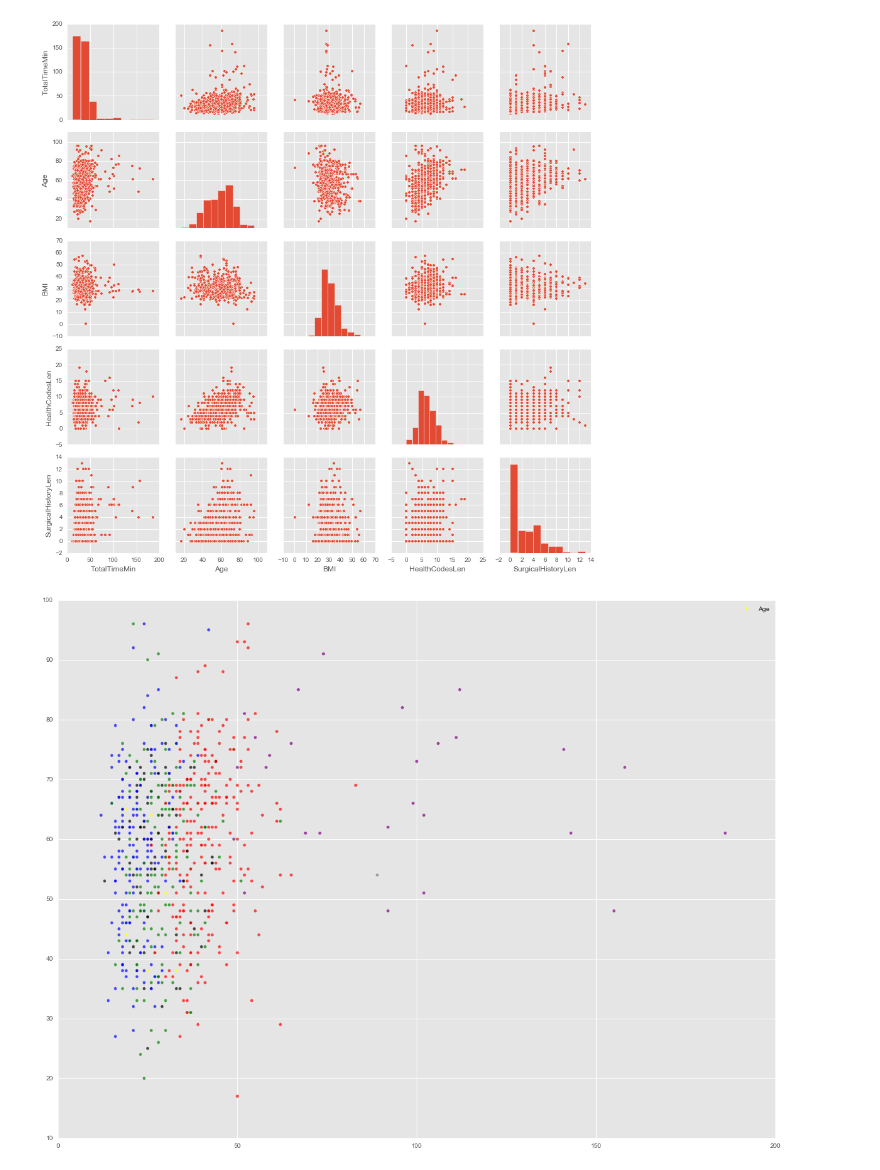
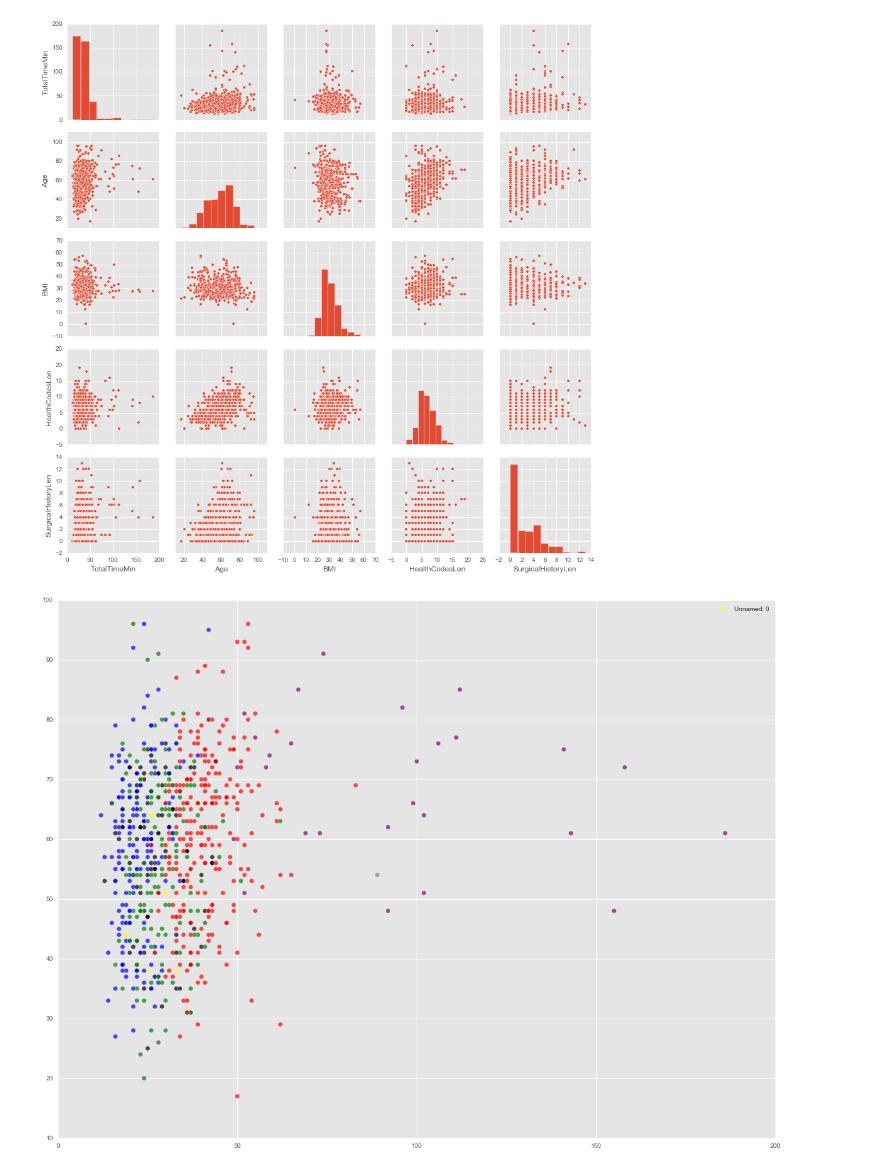
Before and after one commit to j-v-k/sfdat28, a Jupyter notebook: JVK-HOS Project/Visualizations.ipynb, the cells around one changed output. Cells and saved outputs as stored; diff of their text form; code cells hidden in the pictures.

```diff
--- a/JVK-HOS Project/Visualizations.ipynb
+++ b/JVK-HOS Project/Visualizations.ipynb
@@ -29,6 +29,7 @@ import pandas
 import numpy as np
 from sklearn.grid_search import GridSearchCV
 dfNotNull = pandas.read_csv('Long.csv')
+dfNotNull = dfNotNull[dfNotNull.noCPT == 0]
 #dfNotNull = dfNotNull.drop(dfNotNull.index[[218]])
 dfNotNull.head()
 print dfNotNull.Procedure3.value_counts()
@@ -148,13 +149,13 @@ sns.pairplot(dfNotNull[['TotalTimeMin']+NonScaledContfeat])
 # %%
 colortupe =('Radiofrequency','ESI', 'Medial Branch Block', 'Injection',  'Nerve Block 2','Spinal Cord Stimulator 2')
 colors = {'Radiofrequency':'red', 'ESI':'blue', 'Medial Branch Block':'green', 'Injection':'black',
           'Nerve Block 2':'yellow','Spinal Cord Stimulator 2':'purple','Not Assigned':'grey' }
-plt.scatter(dfNotNull['TotalTimeMin'],dfNotNull['Age'],c=dfNotNull['Procedure4'].apply(lambda x: colors[x]), alpha=0.7,s =25)
+plt.scatter(dfNotNull['TotalTimeMin'],dfNotNull['Age'],c=dfNotNull['Procedure4'].apply(lambda x: colors[x]), alpha=0.7,s =50)
 plt.rcParams['figure.figsize'] = (20, 15.0)
 
-plt.legend()
+plt.legend(dfNotNull[dfNotNull['Procedure4']== 'Radiofrequency'] )
 
 
 plt.show()
 # %% [output]
-[figure, old version]
+[figure, new version]
```
Also changed, not shown: parts of 2 cells of this notebook, 2 other files.
